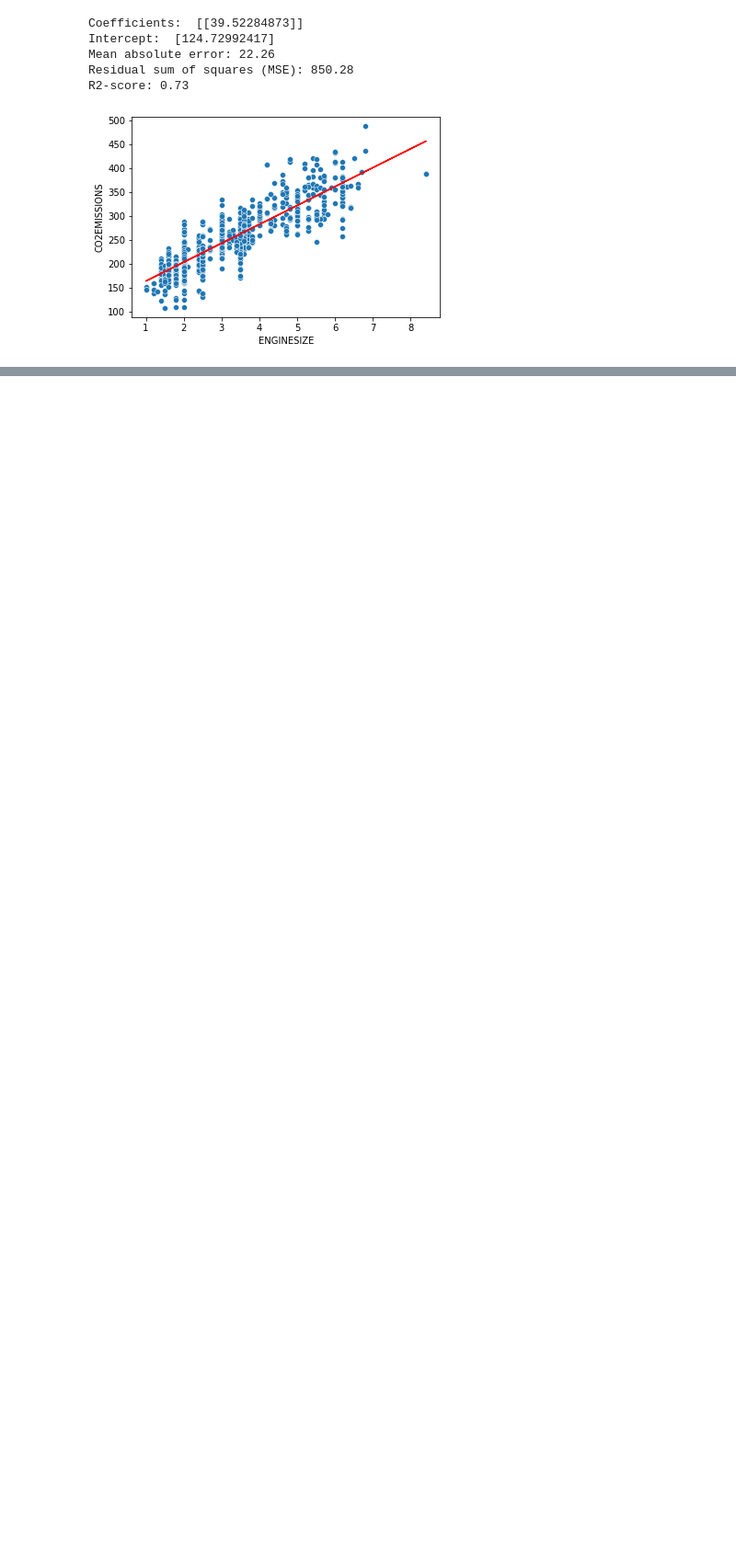
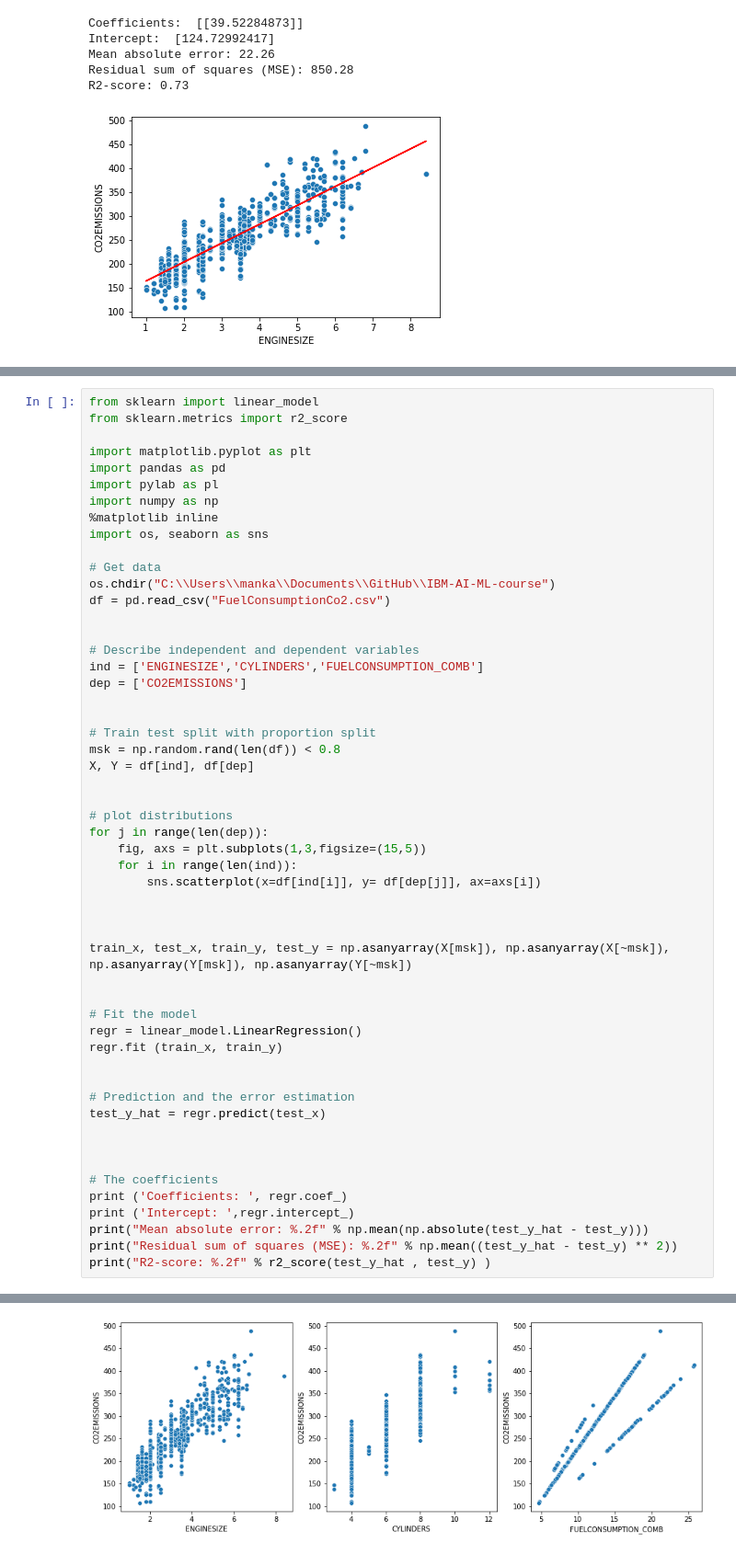
Before and after one commit to Mandar-Karhade/IBM-AI-ML-course, a Jupyter notebook: ML0101EN-Reg-Simple-Linear-Regression-Co2-py-v1-module-2.ipynb, the cells around one changed output, grey strips where cells are left out. Shown at 92% size. Cells and saved outputs as stored; diff of their text form; blank space fills up the shorter version.

Commit message:
Multiple regression added

```diff
--- a/ML0101EN-Reg-Simple-Linear-Regression-Co2-py-v1-module-2.ipynb
+++ b/ML0101EN-Reg-Simple-Linear-Regression-Co2-py-v1-module-2.ipynb
@@ -135,0 +121,54 @@ Notice that all of the data must be available to traverse and calculate the para
+# %%
+from sklearn import linear_model
+from sklearn.metrics import r2_score
+
+import matplotlib.pyplot as plt
+import pandas as pd
+import pylab as pl
+import numpy as np
+%matplotlib inline
+import os, seaborn as sns
+
+# Get data
+os.chdir("C:\\Users\\manka\\Documents\\GitHub\\IBM-AI-ML-course")
+df = pd.read_csv("FuelConsumptionCo2.csv")
+
+
+# Describe independent and dependent variables
+ind = ['ENGINESIZE','CYLINDERS','FUELCONSUMPTION_COMB']
+dep = ['CO2EMISSIONS']
+
+
+# Train test split with proportion split
+msk = np.random.rand(len(df)) < 0.8
+X, Y = df[ind], df[dep]
+
+
+# plot distributions
+for j in range(len(dep)):
+    fig, axs = plt.subplots(1,3,figsize=(15,5))
+    for i in range(len(ind)):
+        sns.scatterplot(x=df[ind[i]], y= df[dep[j]], ax=axs[i])
+
+
+
+train_x, test_x, train_y, test_y = np.asanyarray(X[msk]), np.asanyarray(X[~msk]), np.asanyarray(Y[msk]), np.asanyarray(Y[~msk])
+
+
+# Fit the model
+regr = linear_model.LinearRegression()
+regr.fit (train_x, train_y)
+
+
+# Prediction and the error estimation
+test_y_hat = regr.predict(test_x)
+
+
+
+# The coefficients
+print ('Coefficients: ', regr.coef_)
+print ('Intercept: ',regr.intercept_)
+print("Mean absolute error: %.2f" % np.mean(np.absolute(test_y_hat - test_y)))
+print("Residual sum of squares (MSE): %.2f" % np.mean((test_y_hat - test_y) ** 2))
+print("R2-score: %.2f" % r2_score(test_y_hat , test_y) )
+# %% [output]
@@ -135,0 +180 @@ Notice that all of the data must be available to traverse and calculate the para
+[figure, added]
```
Also changed, not shown: parts of 6 cells of this notebook, 1 other file.
